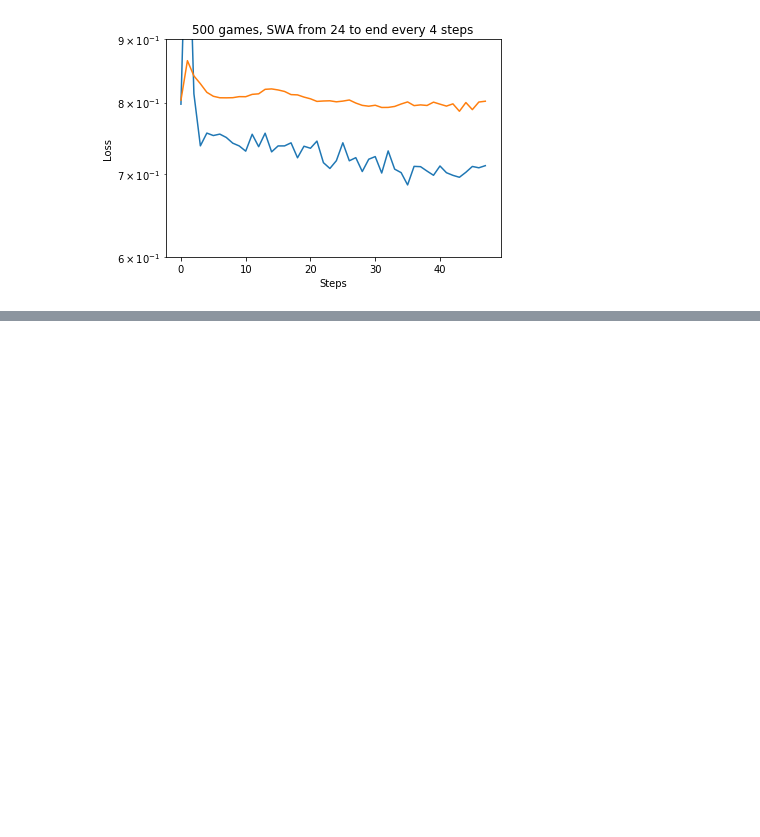
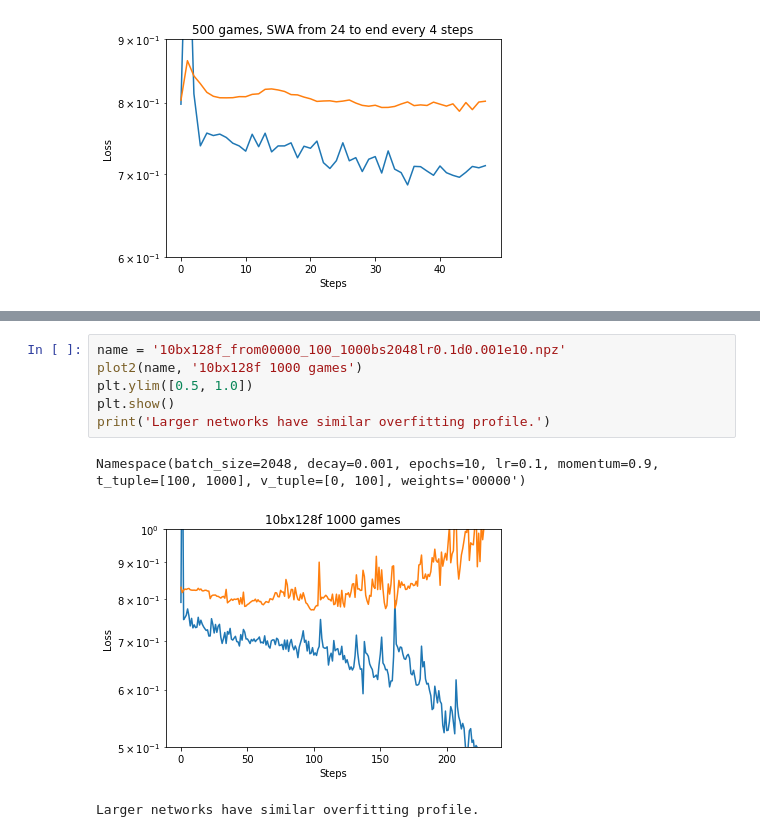
Before and after one commit to fqjin/ultimate-tictactoe, a Jupyter notebook: notebooks/Logs.ipynb, the cells around one changed output, grey strips where cells are left out. Cells and saved outputs as stored; diff of their text form; blank space fills up the shorter version.

```diff
--- a/notebooks/Logs.ipynb
+++ b/notebooks/Logs.ipynb
@@ -122,0 +150,10 @@ Namespace(batch_size=2048, decay=0.001, epochs=4, lr=0.1, momentum=0.9, t_tuple=
+# %%
+name = '10bx128f_from00000_100_1000bs2048lr0.1d0.001e10.npz'
+plot2(name, '10bx128f 1000 games')
+plt.ylim([0.5, 1.0])
+plt.show()
+print('Larger networks have similar overfitting profile.')
+# %% [output]
+Namespace(batch_size=2048, decay=0.001, epochs=10, lr=0.1, momentum=0.9, t_tuple=[100, 1000], v_tuple=[0, 100], weights='00000')
+[figure, added]
+Larger networks have similar overfitting profile.
```
Also changed, not shown: parts of 10 cells of this notebook, 4 other files.
